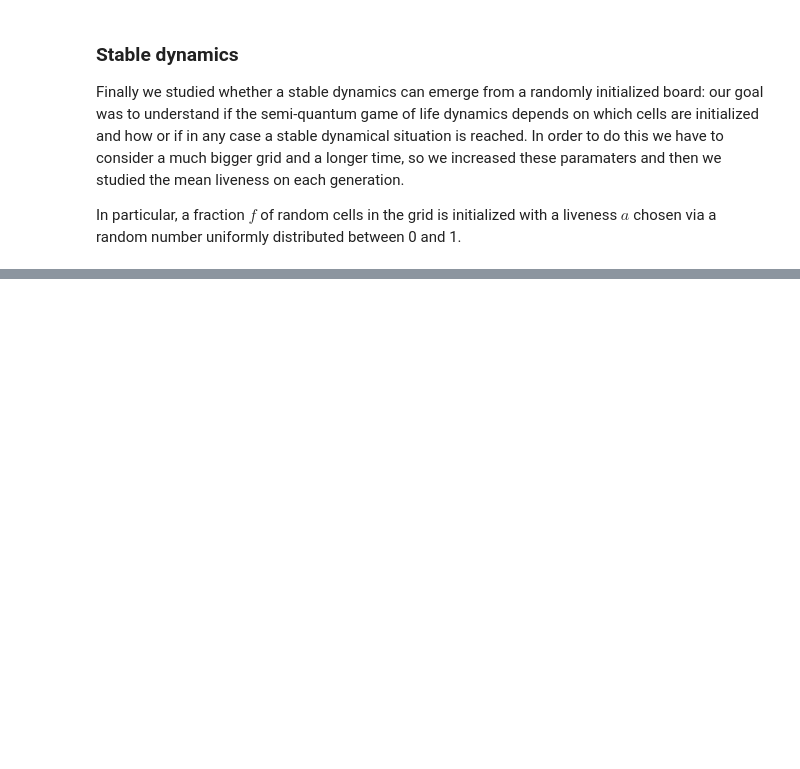
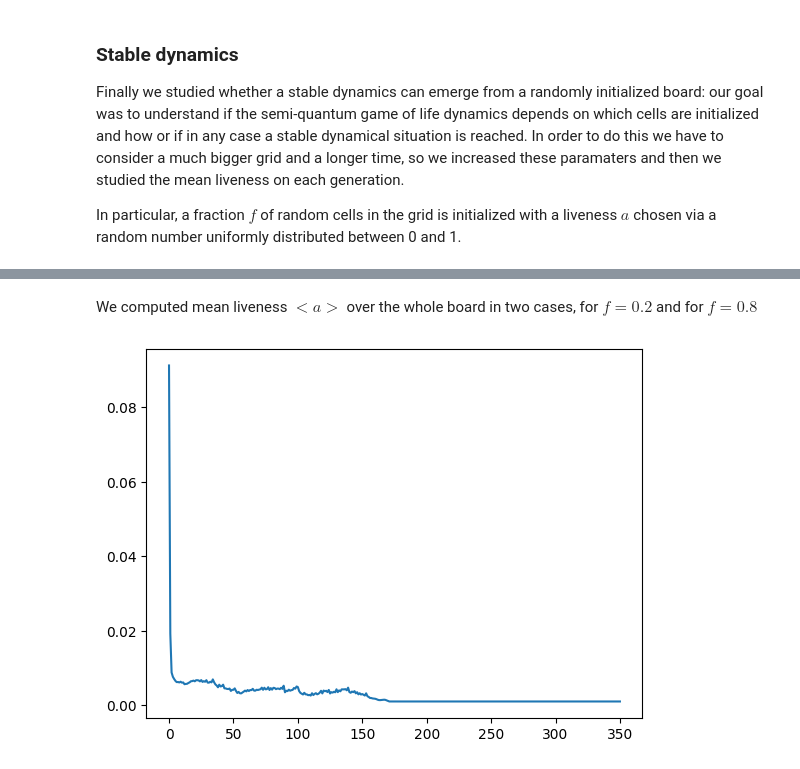
Before and after one commit to FedericoBraidi/QuantumGoL, a Jupyter notebook: GoL/GameofLife.ipynb, the cells around one changed output, grey strips where cells are left out. Drawn from its saved outputs; the diff is of its cells as text; code cells hidden in the pictures; blank space fills up the shorter version.

Commit message:
Final part with graphs

```diff
--- a/GoL/GameofLife.ipynb
+++ b/GoL/GameofLife.ipynb
@@ -613,0 +626,14 @@ def salva_matrice_su_file(matrice, nome_file):
+# %%
+def mean_board(board_evo):
+    averages = []
+    for board in range(len(board_evo)):
+        average = np.mean(board_evo[board])
+        averages.append(average)
+    return averages
+
+def avg_liveness_plot(board_evo, file_name):
+    average_liveness = mean_board(board_evo)
+    fig = plt.plot(np.arange(0, len(board_evo), 1), average_liveness)
+    plt.savefig(f"{file_name}.png")
+    plt.show()
+    return None
@@ -614 +653,14 @@ def salva_matrice_su_file(matrice, nome_file):
+# %% [markdown]
+We computed mean liveness $<a>$ over the whole board in two cases, for $f=0.2$ and for $f=0.8$
+# %%
+matrix_two = matrix_generator(x_dim, y_dim, 0.2)
+save_matrix(matrix_two, "patterns/f20.txt")
+
+board = board_init(x_dim, y_dim, "f20", game_type)
+board_evo = board_evolut(evo_steps, board, game_type)
+board_gif(x_dim, y_dim, time_per_image, evo_steps, board_evo, "f20")
+
+avg_liveness_plot(board_evo, 'f20_graph')
+# %% [output]
+[figure, added]
 # %%
```
Also changed, not shown: parts of 8 cells of this notebook, 6 other files.
